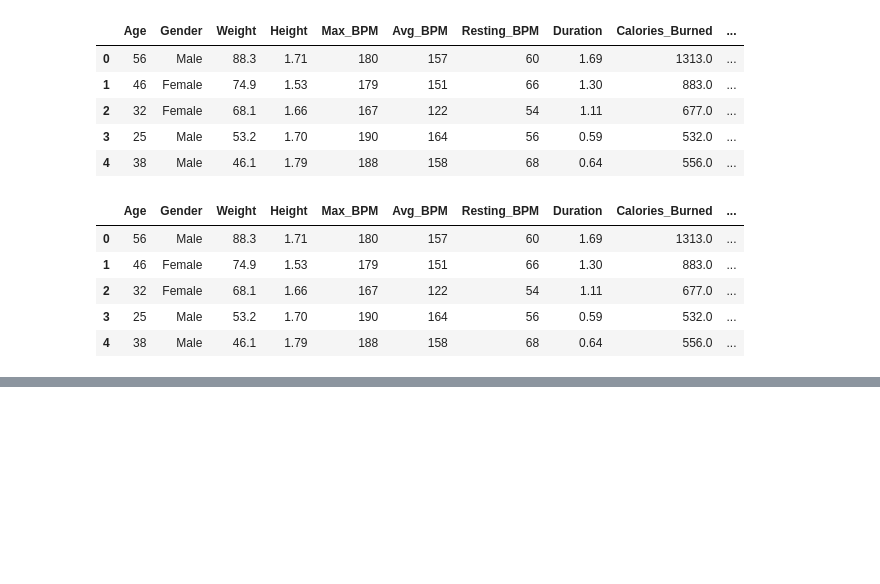
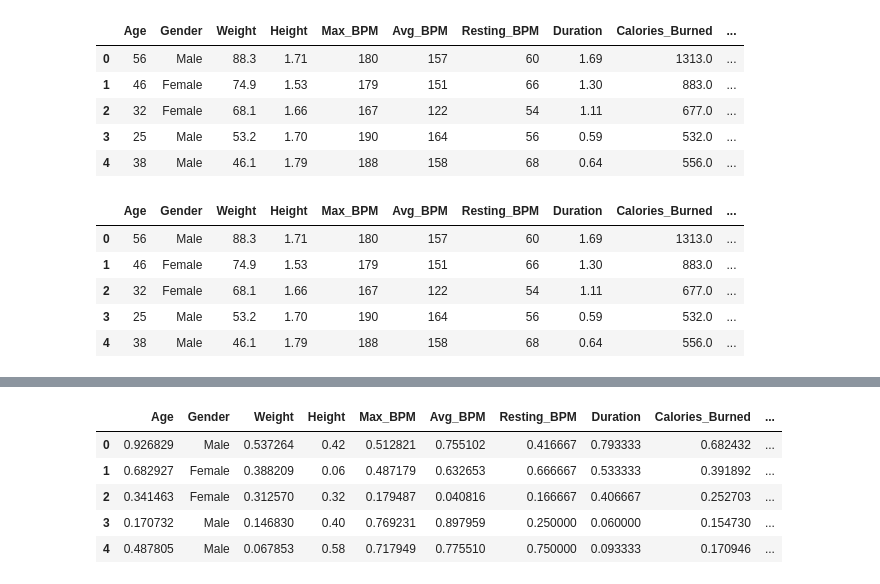
Before and after one commit to WillisYangg/NYP_ITI106, a Jupyter notebook: codes/data_cleaning.ipynb, the cells around one changed output, grey strips where cells are left out. Saved outputs shown, nothing was run; the diff lists cells and outputs as text; code cells hidden in the pictures; blank space fills up the shorter version.

Commit message:
Add: new columns

```diff
--- a/codes/data_cleaning.ipynb
+++ b/codes/data_cleaning.ipynb
@@ -297,0 +244,4 @@ exercise_df.head()
+# %%
+exercise_df['heart_rate_reserve'] = exercise_df['Max_BPM']-exercise_df['Resting_BPM']
+
+exercise_df.head()
@@ -297,0 +255,4 @@ exercise_df.head()
+# %%
+exercise_df['heart_rate_recovery'] = round((exercise_df['Avg_BPM']-exercise_df['Resting_BPM']) / (exercise_df['Duration'] * 60),2)
+
+exercise_df.head()
@@ -297,0 +267,4 @@ exercise_df.head()
+# %%
+exercise_df['perceived_intensity'] = round(((exercise_df['Avg_BPM'] / exercise_df['Max_BPM']) * 100), 2)
+
+exercise_df.head()
@@ -297,0 +279,5 @@ exercise_df.head()
+# %%
+exercise_df['fitness_composite_score'] = round(exercise_df[['BMI_score', 'Resting_BPM_score', 'Avg_BPM_score']].mean(axis=1),2)
+exercise_df = exercise_df.drop(columns=['BMI_score', 'Resting_BPM_score', 'Avg_BPM_score'])
+
+exercise_df.head()
@@ -297,0 +291,23 @@ exercise_df.head()
+# %%
+# Normalisation of some columns namely:
+
+# Age, Weight, Height, Max_BPM, Avg_BPM, Resting_BPM, Duration, Calories_Burned, Water_Intake, BMI
+# avg_calories_burned, heart_rate_reserve, heart_rate_recovery, fitness_composite_score
+
+normalise_columns = ['Age', 'Weight', 'Height', 'Max_BPM', 'Avg_BPM', 'Resting_BPM', 'Duration', 'Calories_Burned',
+                     'Water_Intake', 'BMI', 'avg_calories_burned', 'heart_rate_reserve', 'heart_rate_recovery',
+                     'fitness_composite_score']
+
+from sklearn.preprocessing import MinMaxScaler
+
+scaler=MinMaxScaler()
+exercise_df[normalise_columns] = scaler.fit_transform(exercise_df[normalise_columns])
+
+exercise_df.head()
+# %% [output]
+|  | Age | Gender | Weight | Height | Max_BPM | Avg_BPM | Resting_BPM | Duration | Calories_Burned | ... |
+| 0 | 0.926829 | Male | 0.537264 | 0.42 | 0.512821 | 0.755102 | 0.416667 | 0.793333 | 0.682432 | ... |
+| 1 | 0.682927 | Female | 0.388209 | 0.06 | 0.487179 | 0.632653 | 0.666667 | 0.533333 | 0.391892 | ... |
+| 2 | 0.341463 | Female | 0.312570 | 0.32 | 0.179487 | 0.040816 | 0.166667 | 0.406667 | 0.252703 | ... |
+| 3 | 0.170732 | Male | 0.146830 | 0.40 | 0.769231 | 0.897959 | 0.250000 | 0.060000 | 0.154730 | ... |
+| 4 | 0.487805 | Male | 0.067853 | 0.58 | 0.717949 | 0.775510 | 0.750000 | 0.093333 | 0.170946 | ... |
```
Also changed, not shown: parts of 7 cells of this notebook, 1 other file.
